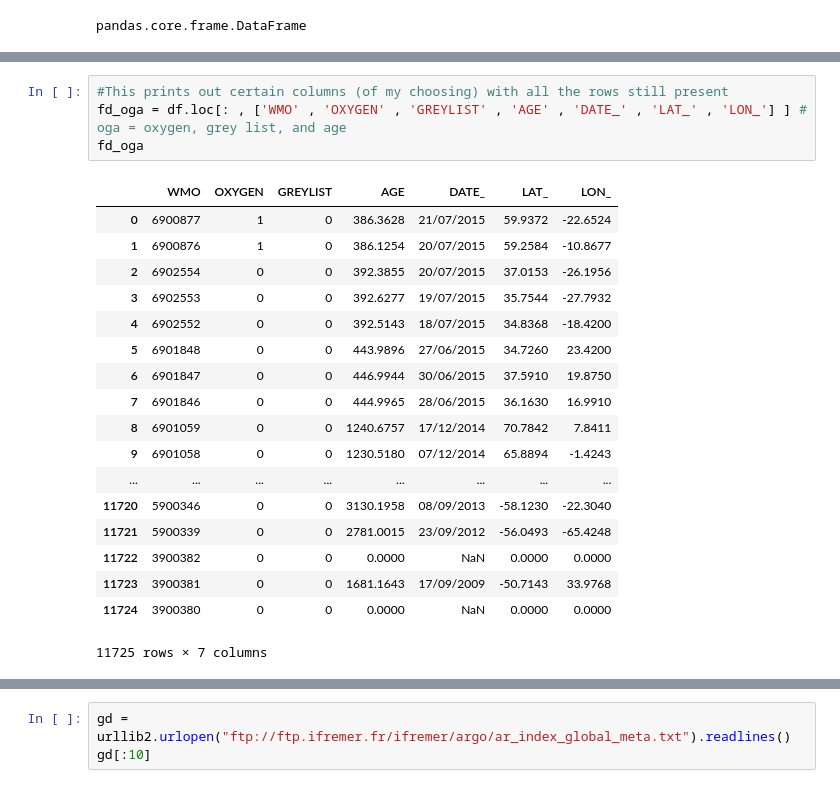
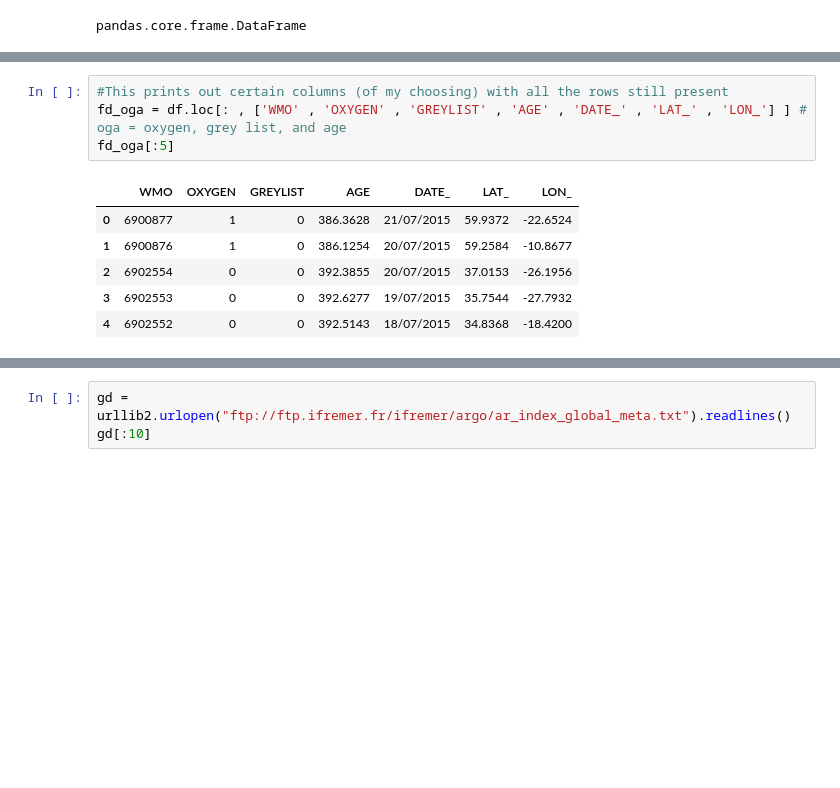
Before and after one commit to biofloat/biofloat, a Jupyter notebook: Saturated Oxygen Data Correction.ipynb, the cells around one changed output, grey strips where cells are left out. Cells and saved outputs as stored; diff of their text form; blank space fills up the shorter version.

```diff
--- a/Saturated Oxygen Data Correction.ipynb
+++ b/Saturated Oxygen Data Correction.ipynb
@@ -65,26 +54,14 @@ df
 # %%
 #This prints out certain columns (of my choosing) with all the rows still present
 fd_oga = df.loc[: , ['WMO' , 'OXYGEN' , 'GREYLIST' , 'AGE' , 'DATE_' , 'LAT_' , 'LON_'] ] # oga = oxygen, grey list, and age
-fd_oga
+fd_oga[:5]
 # %% [output]
 |  | WMO | OXYGEN | GREYLIST | AGE | DATE_ | LAT_ | LON_ |
 | 0 | 6900877 | 1 | 0 | 386.3628 | 21/07/2015 | 59.9372 | -22.6524 |
 | 1 | 6900876 | 1 | 0 | 386.1254 | 20/07/2015 | 59.2584 | -10.8677 |
 | 2 | 6902554 | 0 | 0 | 392.3855 | 20/07/2015 | 37.0153 | -26.1956 |
 | 3 | 6902553 | 0 | 0 | 392.6277 | 19/07/2015 | 35.7544 | -27.7932 |
 | 4 | 6902552 | 0 | 0 | 392.5143 | 18/07/2015 | 34.8368 | -18.4200 |
-| 5 | 6901848 | 0 | 0 | 443.9896 | 27/06/2015 | 34.7260 | 23.4200 |
-| 6 | 6901847 | 0 | 0 | 446.9944 | 30/06/2015 | 37.5910 | 19.8750 |
-| 7 | 6901846 | 0 | 0 | 444.9965 | 28/06/2015 | 36.1630 | 16.9910 |
-| 8 | 6901059 | 0 | 0 | 1240.6757 | 17/12/2014 | 70.7842 | 7.8411 |
-| 9 | 6901058 | 0 | 0 | 1230.5180 | 07/12/2014 | 65.8894 | -1.4243 |
-| ... | ... | ... | ... | ... | ... | ... | ... |
-| 11720 | 5900346 | 0 | 0 | 3130.1958 | 08/09/2013 | -58.1230 | -22.3040 |
-| 11721 | 5900339 | 0 | 0 | 2781.0015 | 23/09/2012 | -56.0493 | -65.4248 |
-| 11722 | 3900382 | 0 | 0 | 0.0000 | NaN | 0.0000 | 0.0000 |
-| 11723 | 3900381 | 0 | 0 | 1681.1643 | 17/09/2009 | -50.7143 | 33.9768 |
-| 11724 | 3900380 | 0 | 0 | 0.0000 | NaN | 0.0000 | 0.0000 |
-11725 rows × 7 columns
 # %%
 #This takes the fd_oga table and only shows the rows that have oxygen data
 fd_oxygen = fd_oga.loc[ fd_oga.loc[: , 'OXYGEN'] == 1 , :]
```
Also changed, not shown: parts of 10 cells of this notebook.
